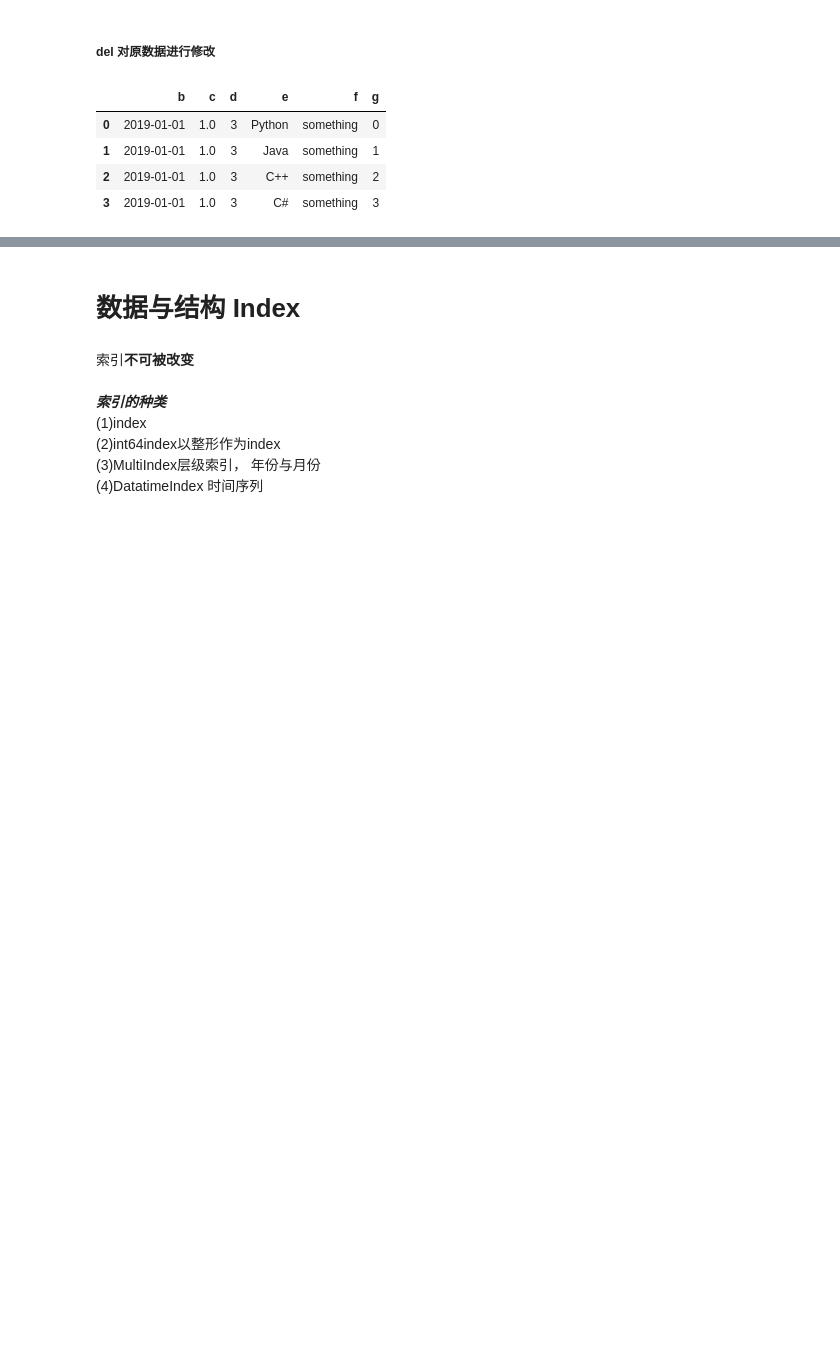
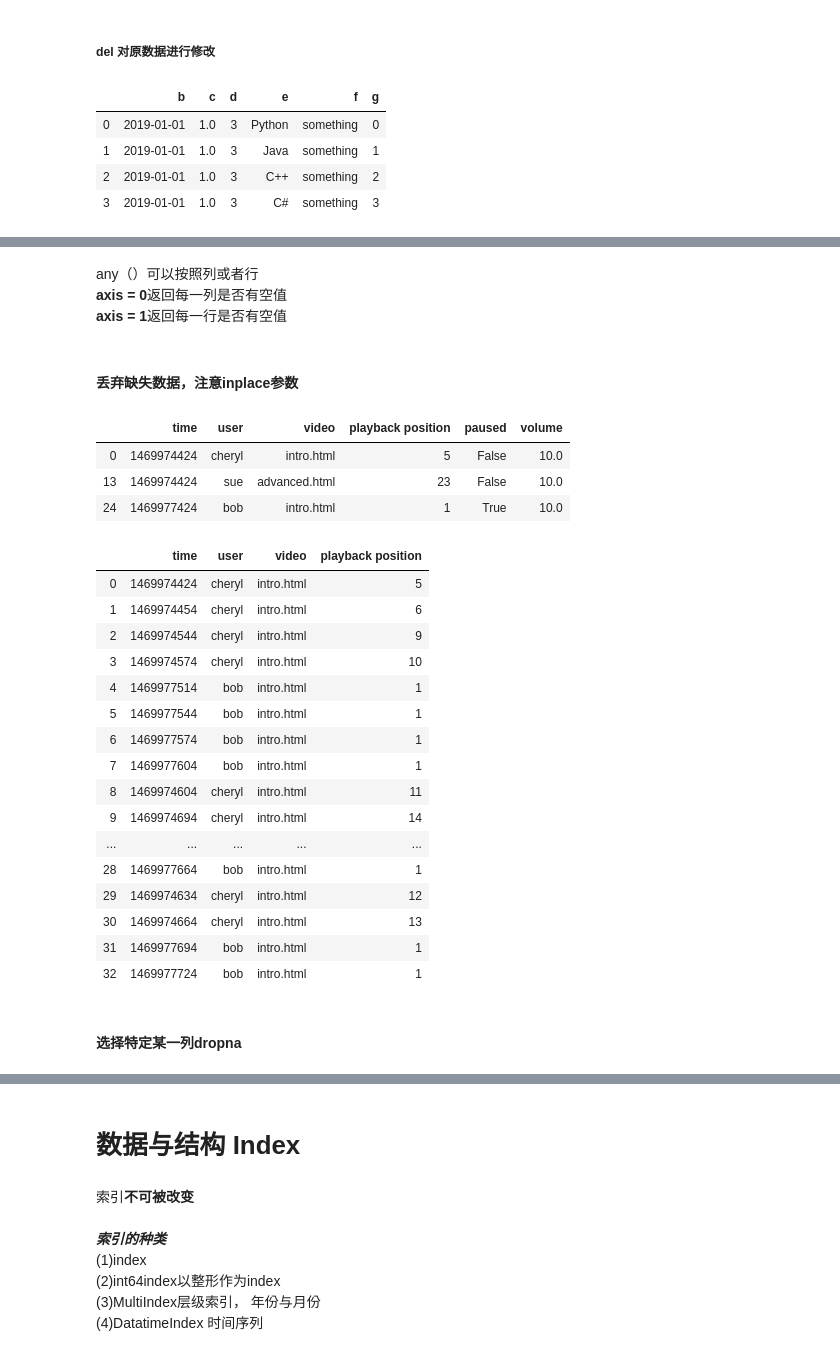
Before and after one commit to yanyinshan/Programming_collection, a Jupyter notebook: Pandas 学习.ipynb, the cells around one changed output, grey strips where cells are left out. Saved outputs shown, nothing was run; the diff lists cells and outputs as text; code cells hidden in the pictures; blank space fills up the shorter version.

```diff
--- a/Pandas 学习.ipynb
+++ b/Pandas 学习.ipynb
@@ -378,0 +425,35 @@ df_obj2
+# %% [markdown]
+any（）可以按照列或者行 <br>
+**axis = 0**返回每一列是否有空值<br>
+**axis = 1**返回每一行是否有空值
+# %% [markdown]
+#### 丢弃缺失数据，注意inplace参数
+# %%
+df.dropna()
+# %% [output]
+|  | time | user | video | playback position | paused | volume |
+| 0 | 1469974424 | cheryl | intro.html | 5 | False | 10.0 |
+| 13 | 1469974424 | sue | advanced.html | 23 | False | 10.0 |
+| 24 | 1469977424 | bob | intro.html | 1 | True | 10.0 |
+# %%
+df.dropna(axis = 1)
+# %% [output]
+|  | time | user | video | playback position |
+| 0 | 1469974424 | cheryl | intro.html | 5 |
+| 1 | 1469974454 | cheryl | intro.html | 6 |
+| 2 | 1469974544 | cheryl | intro.html | 9 |
+| 3 | 1469974574 | cheryl | intro.html | 10 |
+| 4 | 1469977514 | bob | intro.html | 1 |
+| 5 | 1469977544 | bob | intro.html | 1 |
+| 6 | 1469977574 | bob | intro.html | 1 |
+| 7 | 1469977604 | bob | intro.html | 1 |
+| 8 | 1469974604 | cheryl | intro.html | 11 |
+| 9 | 1469974694 | cheryl | intro.html | 14 |
+| ... | ... | ... | ... | ... |
+| 28 | 1469977664 | bob | intro.html | 1 |
+| 29 | 1469974634 | cheryl | intro.html | 12 |
+| 30 | 1469974664 | cheryl | intro.html | 13 |
+| 31 | 1469977694 | bob | intro.html | 1 |
+| 32 | 1469977724 | bob | intro.html | 1 |
+# %% [markdown]
+#### 选择特定某一列dropna
```
Also changed, not shown: parts of 60 cells of this notebook, 5 other files.
